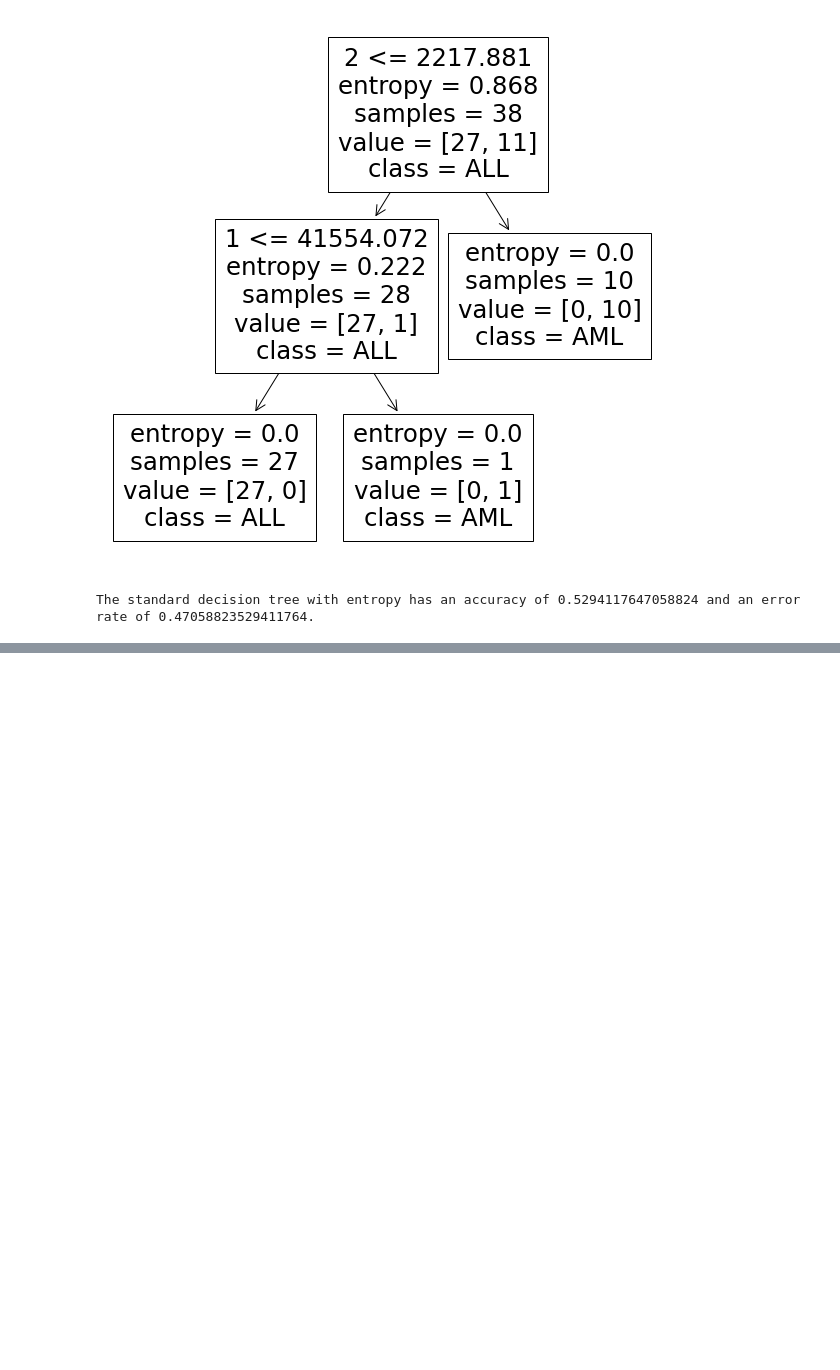
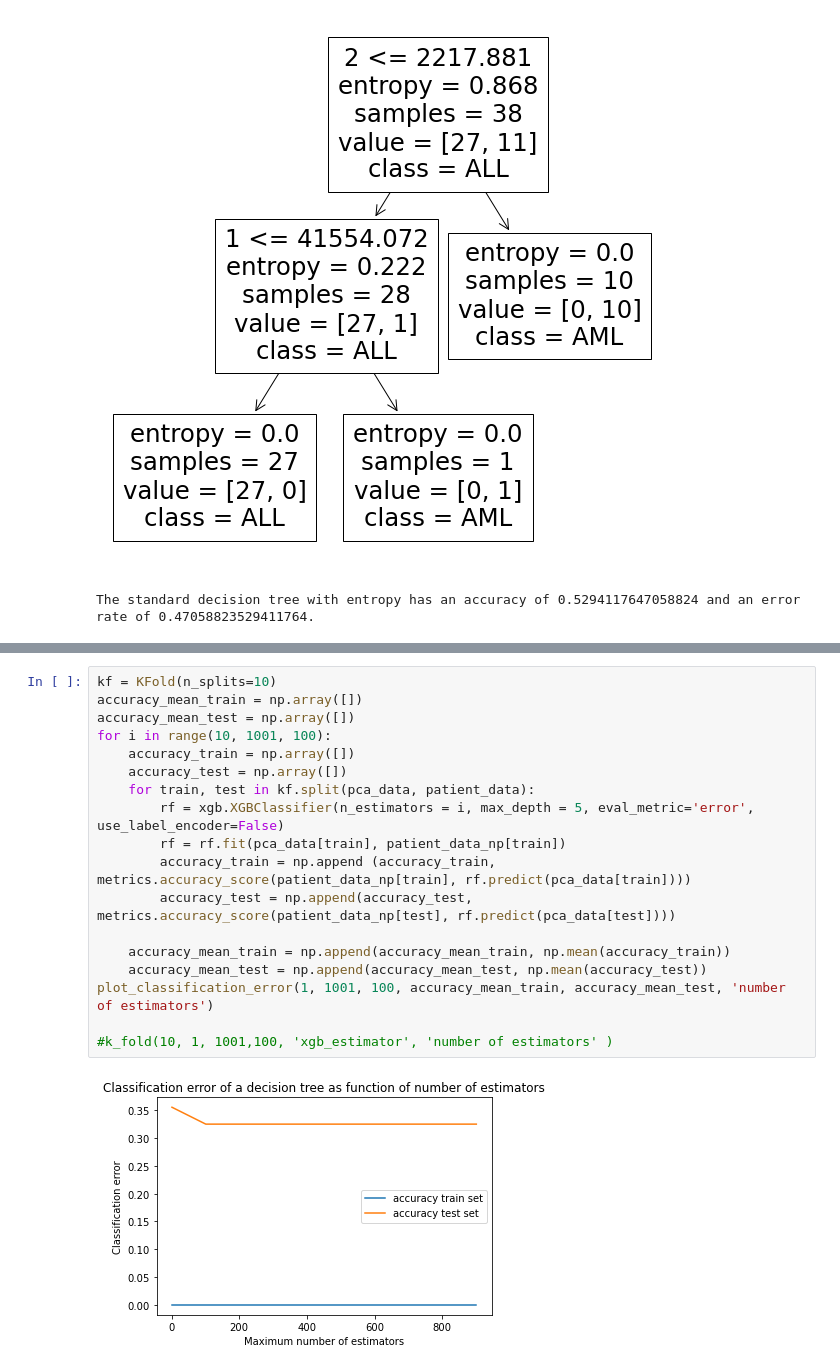
Before and after one commit to CornelisseMichael/Datamining, a Jupyter notebook: project/project.ipynb, the cells around one changed output, grey strips where cells are left out. Drawn from its saved outputs; the diff is of its cells as text; blank space fills up the shorter version.

```diff
--- a/project/project.ipynb
+++ b/project/project.ipynb
@@ -296,0 +328,20 @@ print("The Random forrest has an accuracy of {} and an error rate of {}.".format
+# %%
+kf = KFold(n_splits=10)
+accuracy_mean_train = np.array([])
+accuracy_mean_test = np.array([])
+for i in range(10, 1001, 100):
+    accuracy_train = np.array([])
+    accuracy_test = np.array([])
+    for train, test in kf.split(pca_data, patient_data):
+        rf = xgb.XGBClassifier(n_estimators = i, max_depth = 5, eval_metric='error', use_label_encoder=False)
+        rf = rf.fit(pca_data[train], patient_data_np[train])
+        accuracy_train = np.append (accuracy_train, metrics.accuracy_score(patient_data_np[train], rf.predict(pca_data[train])))
+        accuracy_test = np.append(accuracy_test, metrics.accuracy_score(patient_data_np[test], rf.predict(pca_data[test])))
+
+    accuracy_mean_train = np.append(accuracy_mean_train, np.mean(accuracy_train))
+    accuracy_mean_test = np.append(accuracy_mean_test, np.mean(accuracy_test))
+plot_classification_error(1, 1001, 100, accuracy_mean_train, accuracy_mean_test, 'number of estimators')
+
+#k_fold(10, 1, 1001,100, 'xgb_estimator', 'number of estimators' )
+# %% [output]
+[figure, added]
```
Also changed, not shown: parts of 17 cells of this notebook, 8 other files.
